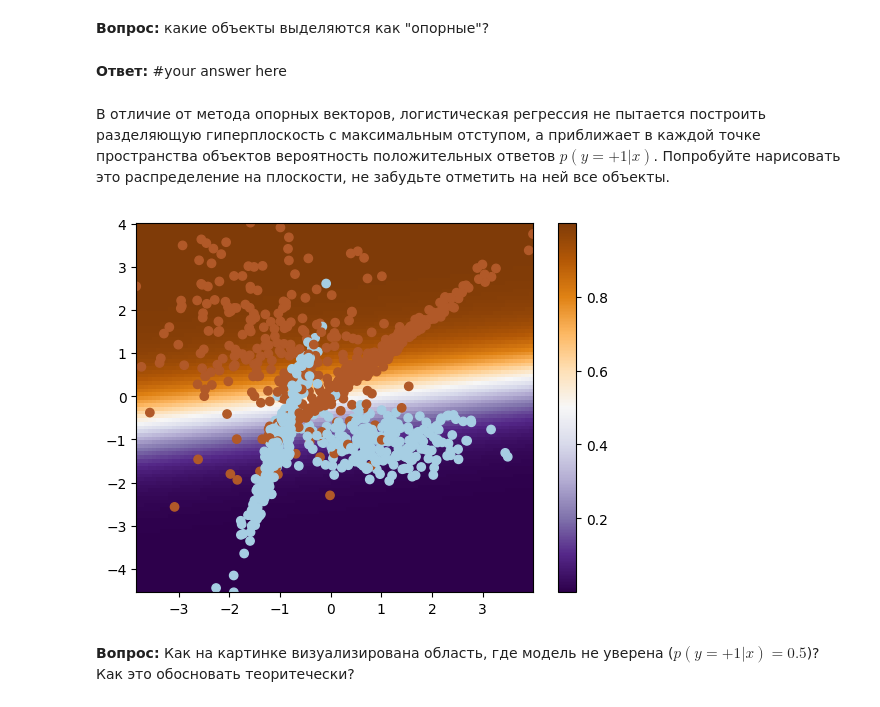
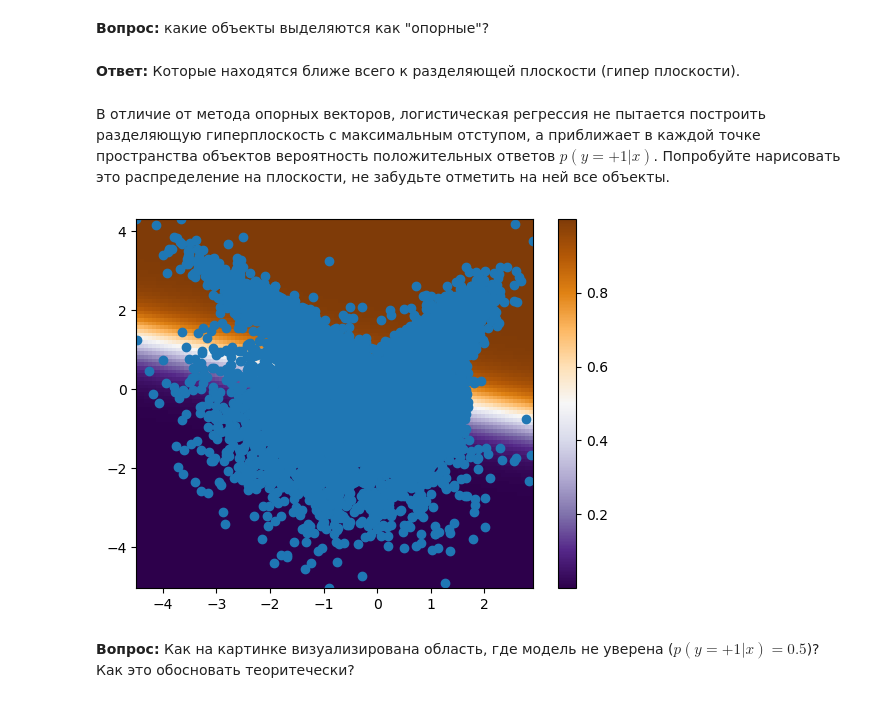
Before and after one commit to diemvs/hse_hw, a Jupyter notebook: ml/hw4/homework-practice-04-linclass-SataevDmitriy.ipynb, the cells around one changed output. Saved outputs shown, nothing was run; the diff lists cells and outputs as text; code cells hidden in the pictures.

```diff
--- a/ml/hw4/homework-practice-04-linclass-SataevDmitriy.ipynb
+++ b/ml/hw4/homework-practice-04-linclass-SataevDmitriy.ipynb
@@ -350,0 +335,10 @@ LogisticRegression cross-val metrics
+# %%
+X, y = make_classification(n_samples=10000, n_features=2, n_informative=2, n_redundant=0, random_state=42)
+X_train, X_test, y_train, y_test = train_test_split(X, y, test_size=0.2, random_state=42)
+
+linear_svc = SVC(kernel='linear')
+linear_svc.fit(X_train, y_train)
+
+y_score = linear_svc.decision_function(X_test)
+
+linear_svc.support_vectors_
@@ -384,37 +400,43 @@ plot_svm_2D(X, y, model)
 # %% [markdown]
 **Вопрос:** какие объекты выделяются как "опорные"?
-# %% [markdown]
-**Ответ:** #your answer here
+# %% [markdown]
+**Ответ:** Которые находятся ближе всего к разделяющей плоскости (гипер плоскости).
 # %% [markdown]
 В отличие от метода опорных векторов, логистическая регрессия не пытается построить разделяющую гиперплоскость с максимальным отступом, а приближает в каждой точке пространства объектов вероятность положительных ответов $p(y=+1|x)$. Попробуйте нарисовать это распределение на плоскости, не забудьте отметить на ней все объекты.
+# %%
+logistic_regression = LogisticRegression()
+
+logistic_regression.fit(X_train, y_train)
+y_pred = logistic_regression.predict(X_test)
 # %%
-def plot_logreg_2D(X, y, model):
+def plot_logreg_2D(X, y, model: LogisticRegression):
 
     #создали сетку
     xx = np.linspace(X[:,0].min(), X[:,0].max(), 100)
     yy = np.linspace(X[:,1].min(), X[:,1].max(), 100)
     YY, XX = np.meshgrid(yy, xx)
     xy = np.vstack([XX.ravel(), YY.ravel()]).T
 
     #Ответы модели для сетки для отрисовки распределения
-    Z = #your code here
+    Z = model.predict_proba(xy)[:, 1]
     Z = Z.reshape((xx.shape[0], -1)).T
-
 
     image = plt.imshow(Z, interpolation='nearest',
                        extent=(xx.min(), xx.max(), yy.min(), yy.max()),
                        aspect='auto', origin='lower', cmap=plt.cm.PuOr_r)
 
     #Отрисовали выборку
-    plt.scatter(#your code here
-                cmap=plt.cm.Paired)
+    # plt.scatter(X[:, 0], X[:, 1],
+    #             cmap=plt.cm.Paired)
+    # cmap убрал из-за варнинга
+    plt.scatter(X[:, 0], X[:, 1])
 
     plt.colorbar(image)
 
 
-plot_logreg_2D(X, y, model)
+plot_logreg_2D(X, y, logistic_regression)
 # %% [output]
-[figure, old version]
+[figure, new version]
 # %% [markdown]
 **Вопрос:** Как на картинке визуализирована область, где модель не уверена ($p(y=+1|x) = 0.5$)? Как это обосновать теоритечески?
 # %% [markdown]
```
Also changed, not shown: parts of 67 cells of this notebook.
